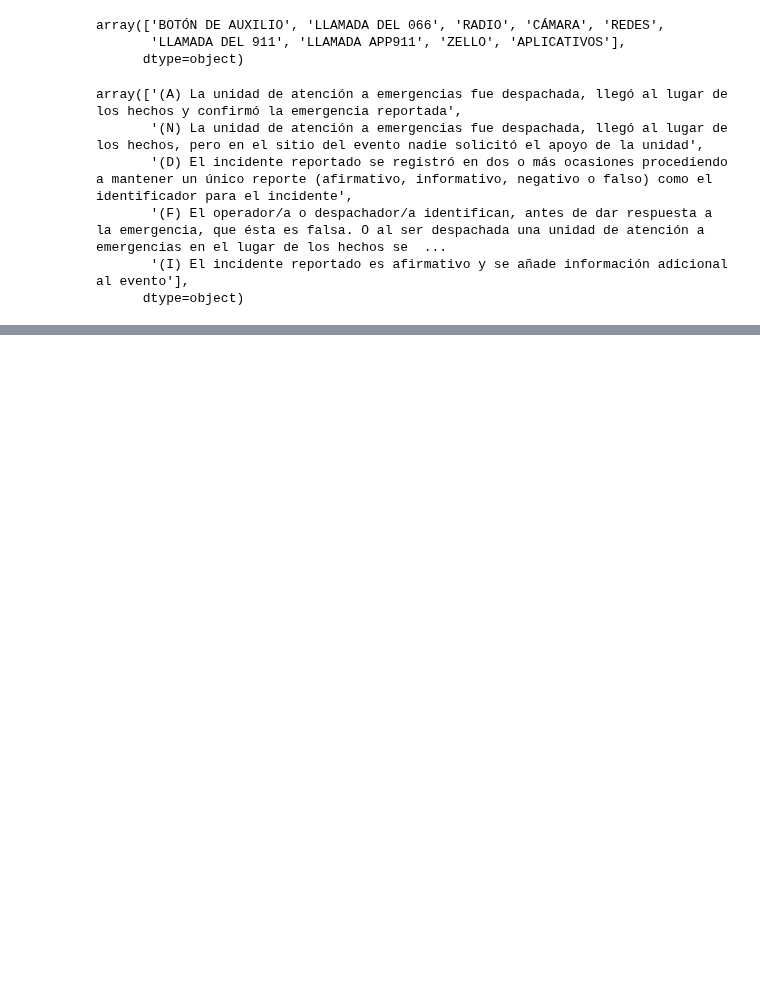
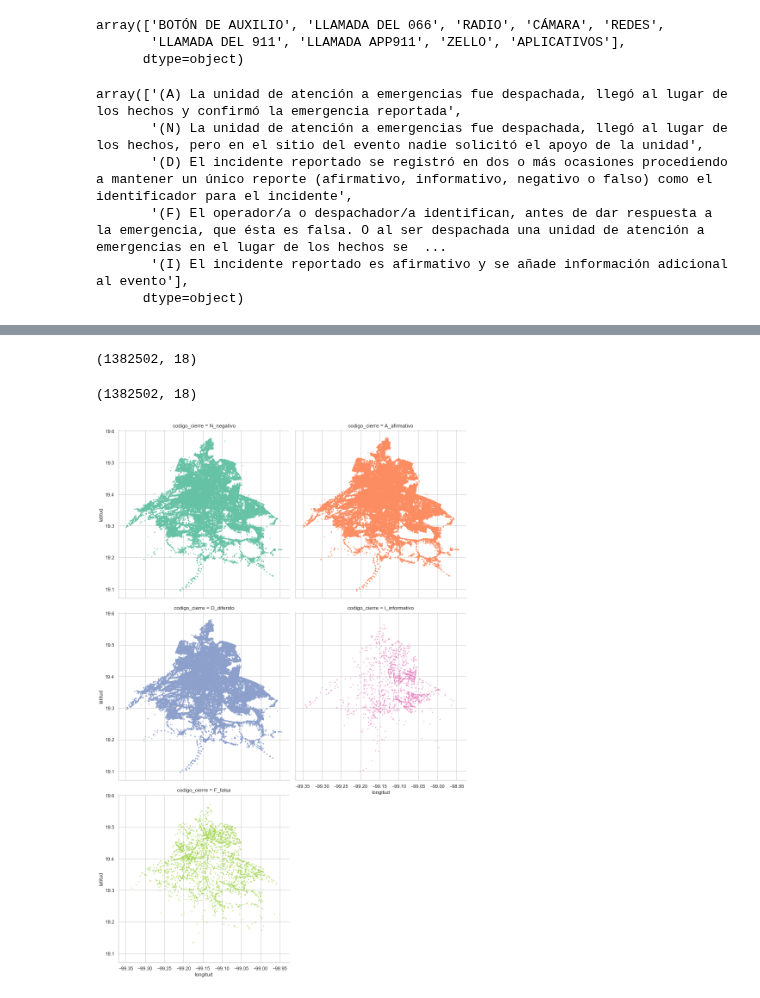
Before and after one commit to robperch/intro_to_ds_project, a Jupyter notebook: notebooks/GEDA.ipynb, the cells around one changed output, grey strips where cells are left out. Cells and saved outputs as stored; diff of their text form; code cells hidden in the pictures; blank space fills up the shorter version.

```diff
--- a/notebooks/GEDA.ipynb
+++ b/notebooks/GEDA.ipynb
@@ -252,0 +140,2 @@ Name: incidente_c4, dtype: int64
+# %%
+df = df.dropna()
@@ -252,0 +168,20 @@ Name: incidente_c4, dtype: int64
+# %%
+df = df[df['longitud'] > -99.35]
+# %%
+df.shape
+# %% [output]
+(1382502, 18)
+# %%
+df = df[df['latitud'] < 20]
+# %%
+df.shape
+# %% [output]
+(1382502, 18)
+# %%
+df=df.sample(500000)
+# %%
+sns.set(style='whitegrid',rc={'figure.figsize':(3,3)},palette='Set2')
+h=sns.lmplot(x='longitud',y='latitud',data=df,hue='codigo_cierre',fit_reg=False,
+            col='codigo_cierre',col_wrap=2,height=6,scatter_kws={"s":2,"alpha":0.7})
+# %% [output]
+[figure, added]
```
Also changed, not shown: parts of 32 cells of this notebook.
